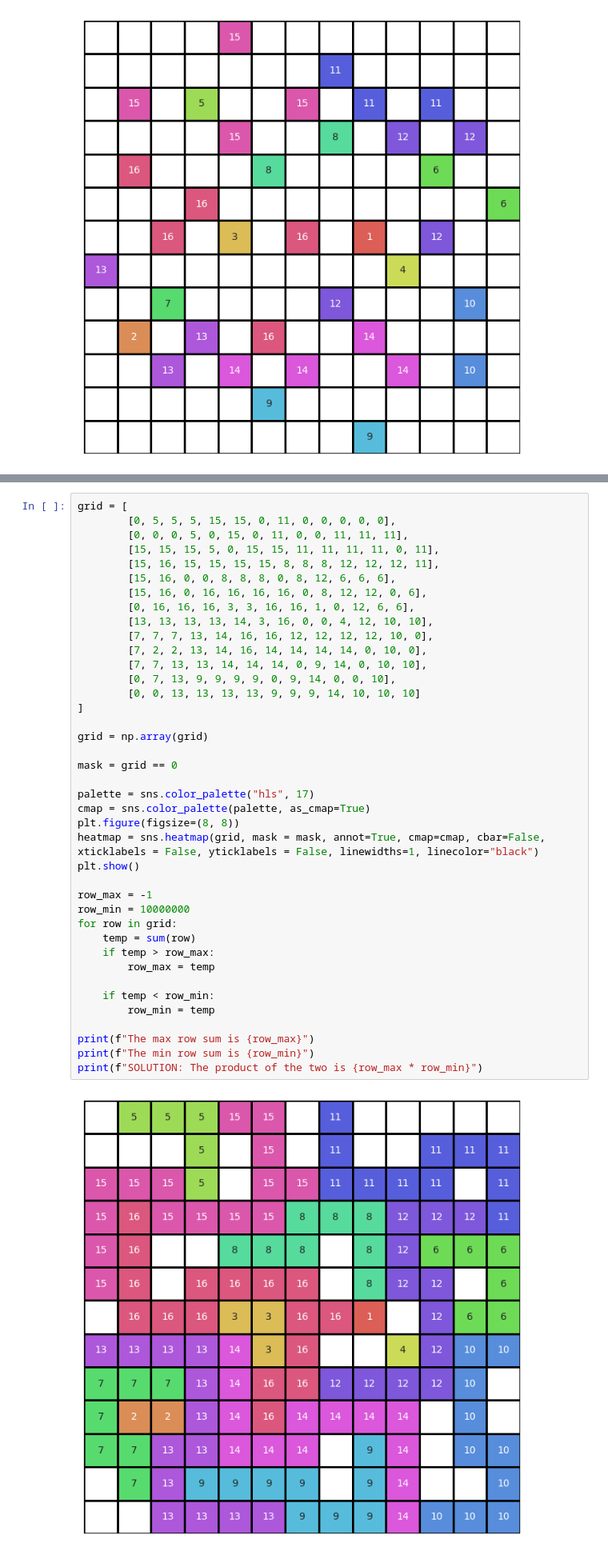
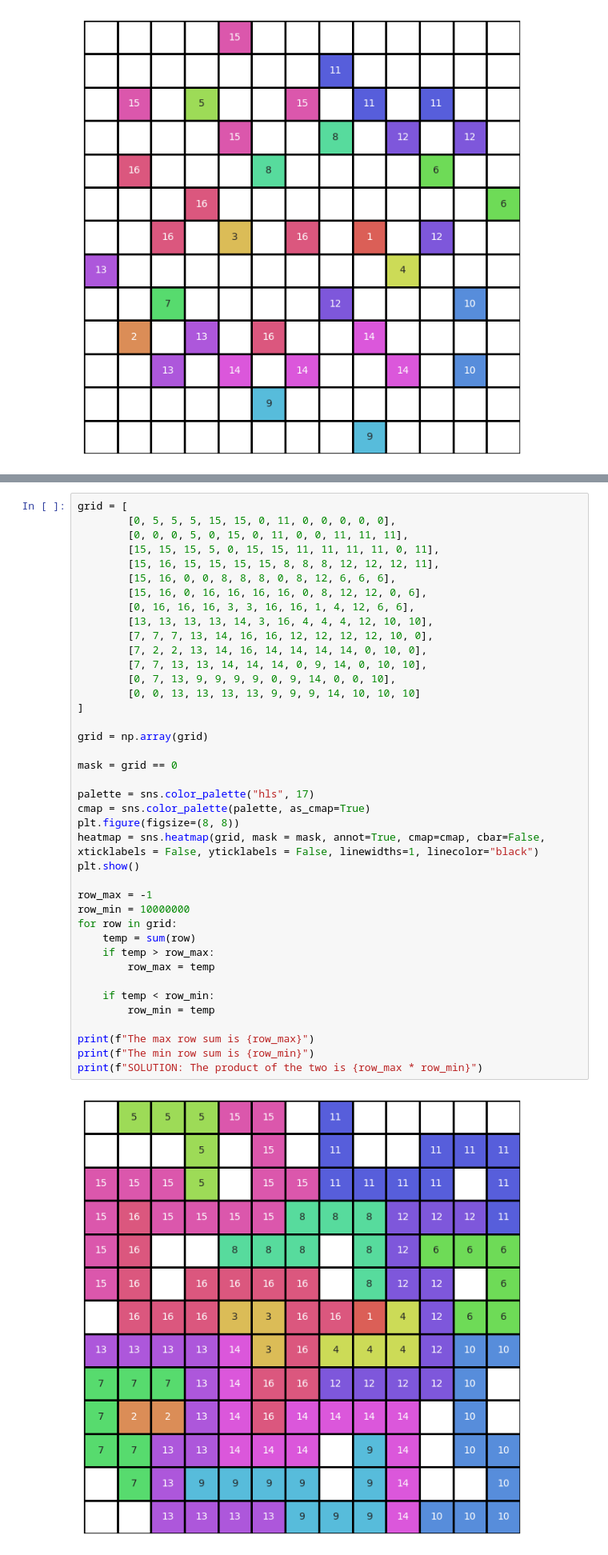
Before and after one commit to gabCodes/janestreet_puzzles, a Jupyter notebook: February_2026/February.ipynb, the cells around one changed output, grey strips where cells are left out. Shown at 80% size. Cells and saved outputs as stored; diff of their text form.

```diff
--- a/February_2026/February.ipynb
+++ b/February_2026/February.ipynb
@@ -310,40 +310,40 @@ grid = [
         [15, 16, 15, 15, 15, 15, 8, 8, 8, 12, 12, 12, 11],
         [15, 16, 0, 0, 8, 8, 8, 0, 8, 12, 6, 6, 6],
         [15, 16, 0, 16, 16, 16, 16, 0, 8, 12, 12, 0, 6],
-        [0, 16, 16, 16, 3, 3, 16, 16, 1, 0, 12, 6, 6],
-        [13, 13, 13, 13, 14, 3, 16, 0, 0, 4, 12, 10, 10],
+        [0, 16, 16, 16, 3, 3, 16, 16, 1, 4, 12, 6, 6],
+        [13, 13, 13, 13, 14, 3, 16, 4, 4, 4, 12, 10, 10],
         [7, 7, 7, 13, 14, 16, 16, 12, 12, 12, 12, 10, 0],
         [7, 2, 2, 13, 14, 16, 14, 14, 14, 14, 0, 10, 0],
         [7, 7, 13, 13, 14, 14, 14, 0, 9, 14, 0, 10, 10],
         [0, 7, 13, 9, 9, 9, 9, 0, 9, 14, 0, 0, 10],
         [0, 0, 13, 13, 13, 13, 9, 9, 9, 14, 10, 10, 10]
 ]
 
 grid = np.array(grid)
 
 mask = grid == 0
 
 palette = sns.color_palette("hls", 17)
 cmap = sns.color_palette(palette, as_cmap=True)
 plt.figure(figsize=(8, 8))
 heatmap = sns.heatmap(grid, mask = mask, annot=True, cmap=cmap, cbar=False, xticklabels = False, yticklabels = False, linewidths=1, linecolor="black")
 plt.show()
 
 row_max = -1
 row_min = 10000000
 for row in grid:
     temp = sum(row)
     if temp > row_max:
         row_max = temp
 
     if temp < row_min:
         row_min = temp
 
 print(f"The max row sum is {row_max}")
 print(f"The min row sum is {row_min}")
 print(f"SOLUTION: The product of the two is {row_max * row_min}")
 # %% [output]
-[figure, old version]
+[figure, new version]
 The max row sum is 162
 The min row sum is 56
 SOLUTION: The product of the two is 9072
```
